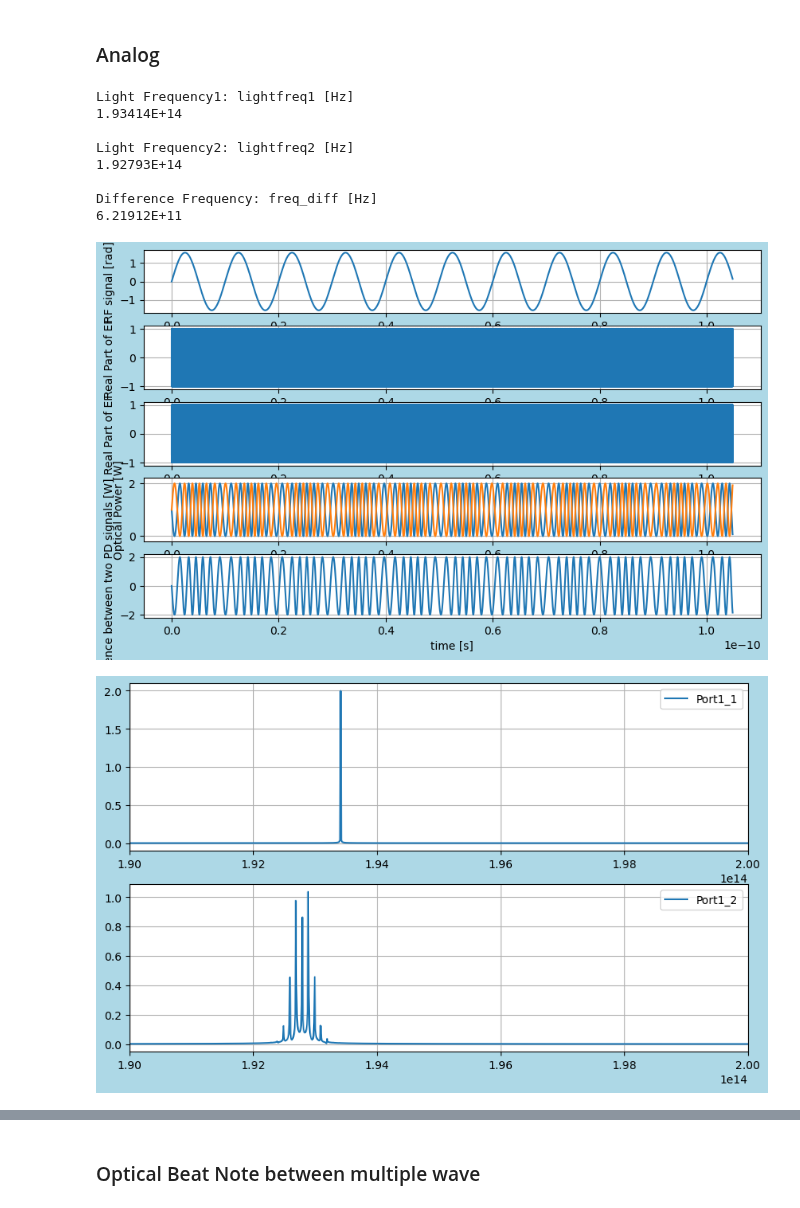
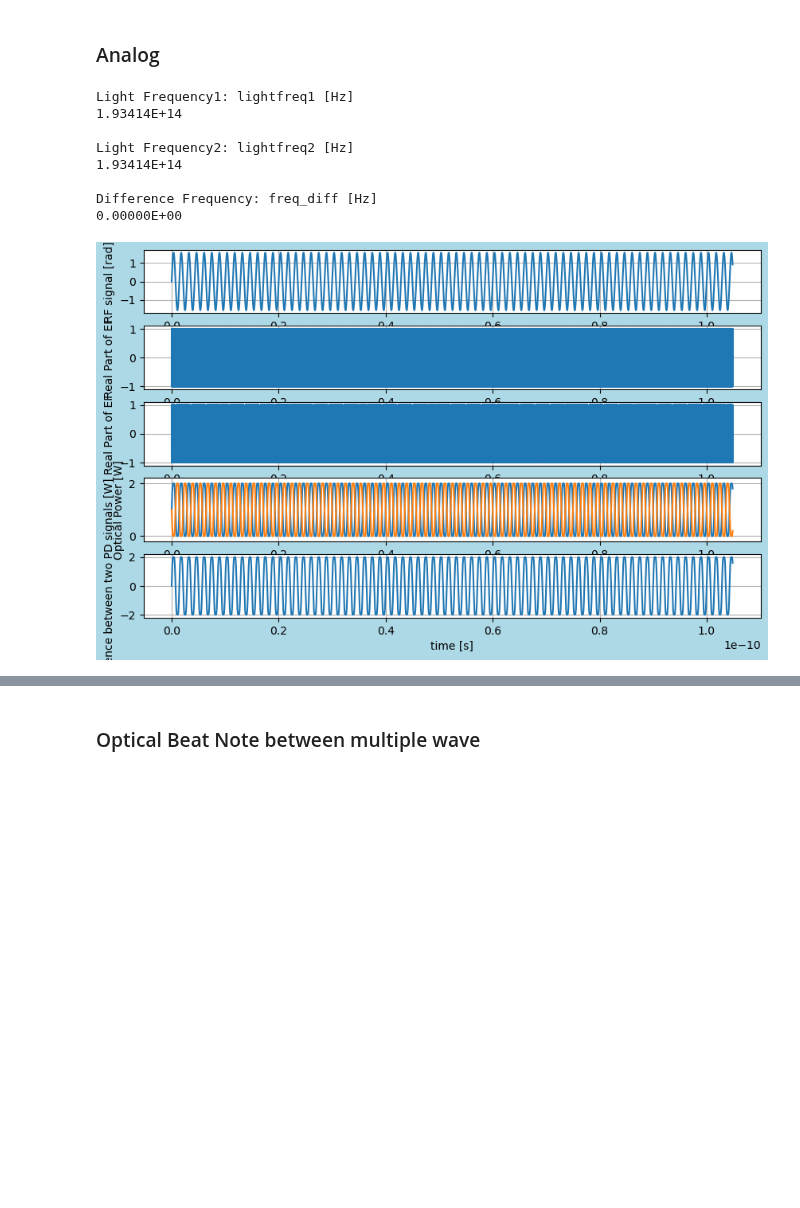
Before and after one commit to tacticstactics/optical-heterodyne-detection, a Jupyter notebook: optical_heterodyne_detection.ipynb, the cells around one changed output, grey strips where cells are left out. Drawn from its saved outputs; the diff is of its cells as text; code cells hidden in the pictures; blank space fills up the shorter version.

```diff
--- a/optical_heterodyne_detection.ipynb
+++ b/optical_heterodyne_detection.ipynb
@@ -58,12 +58,15 @@ tcol = np.linspace(0.0, t_step * samplerate, samplerate, endpoint=False)
 
 amp_c = 0.5 * np.pi
 #amp_c = 0
-freq_rf = 100e9 # [Hz]
+freq_rf = 700e9 # [Hz]
 
 md = 1 # modulation depth. 1 = 100 %
 dc_offset = 0 # DC offset
 
 no = 1 # Refractive Index of medium
+
+wl1 = 1550e-9
+wl2 = 1550e-9
 
 oplcommon1=100 #Common Path Length 1
 oplcommon2=100 #Common Path Length 2
@@ -71,8 +74,6 @@ oplcommon2=100 #Common Path Length 2
 opl1 =100
 opl2= 100
 
-wl1 = 1550e-9
-wl2 = 1555e-9
 
 # If wl1 and wl2 are equal, homodyne. If not, heterodyne.
 
@@ -172,80 +173,34 @@ ax1.grid()
 
 ax2.plot(tcol,np.real(Port1_1_EFcol))
 ax2.set_ylabel("Real Part of EF")
 #ax2.set_ylim(-3, 3)
 ax2.grid()
 
 ax3.plot(tcol,np.real(Port1_2_EFcol))
 ax3.set_ylabel("Real Part of EF")
 #ax2.set_ylim(-3, 3)
 ax3.grid()
 
 ax4.plot(tcol,Port3_1_powercol,tcol,Port3_2_powercol)
 ax4.set_ylabel("Optical Power [W]")
 ax4.set_ylim(-0.2,2.2)
 ax4.grid(True)
 
 ax5.plot(tcol,Power_diffcol)
 ax5.set_xlabel("time [s]")
 ax5.set_ylabel("Difference between two PD signals [W]")
 ax5.grid()
 
-fig2 = plt.figure(figsize = (10,6), facecolor='lightblue')
-ax2_1 = fig2.add_subplot(2, 1, 1)
-ax2_2 = fig2.add_subplot(2, 1, 2)
-
-xf = fftfreq(samplerate, t_step)[:samplerate//2]
-
-Port1_1_EFcol_f = fft(Port1_1_EFcol)
-Port1_2_EFcol_f = fft(Port1_2_EFcol)
-
-ax2_1.plot(xf, 2.0/samplerate * np.abs(Port1_1_EFcol_f[0:samplerate//2]),label="Port1_1")
-ax2_1.set_xlim(190e12,200e12)
-ax2_1.legend()
-ax2_1.grid(True)
-
-ax2_2.plot(xf, 2.0/samplerate * np.abs(Port1_2_EFcol_f[0:samplerate//2]),label="Port1_2")
-ax2_2.set_xlim(190e12,200e12)
-ax2_2.legend()
-ax2_2.grid(True)
-
-fig3 = plt.figure(figsize = (10,6), facecolor='lightblue')
-ax3_1 = fig3.add_subplot(3, 1, 1)
-ax3_2 = fig3.add_subplot(3, 1, 2)
-ax3_3 = fig3.add_subplot(3, 1, 3)
-
-Port1_powercol_f = fft(Port3_1_powercol)
-Port2_powercol_f = fft(Port3_2_powercol)
-
-ax3_1.plot(xf, 2.0/samplerate * np.abs(Port1_powercol_f[0:samplerate//2]),label="Port1 Power")
-ax3_1.set_ylabel("Power Spectrum")
-ax3_1.set_xlim(-1e12,10e12)
-ax3_1.legend()
-ax3_1.grid(True)
-
-ax3_2.plot(xf, 2.0/samplerate * np.abs(Port2_powercol_f[0:samplerate//2]), label="Port2 Power")
-ax3_2.set_ylabel("Power Spectrum")
-ax3_2.set_xlim(-1e12,10e12)
-ax3_2.legend()
-ax3_2.grid(True)
-
-Power_diffcol_f = fft(Power_diffcol)
-ax3_3.plot(xf, 2.0/samplerate * np.abs(Power_diffcol_f[0:samplerate//2]), label="Power Difference")
-ax3_3.set_xlabel("Frequency [Hz]")
-ax3_3.set_ylabel("Power Difference Spectrum")
-ax3_3.set_xlim(-1e12,10e12)
-ax3_3.legend()
-ax3_3.grid(True)
+plt.savefig(f"{wl2}_{freq_rf}.png", dpi=300)
 
 plt.show()
 # %% [output]
 Light Frequency1: lightfreq1 [Hz]
 1.93414E+14
 
 Light Frequency2: lightfreq2 [Hz]
-1.92793E+14
+1.93414E+14
 
 Difference Frequency: freq_diff [Hz]
-6.21912E+11
+0.00000E+00
-[figure, old version]
+[figure, new version]
-[figure, removed]
```
Also changed, not shown: parts of 5 cells of this notebook, 43 other files.
